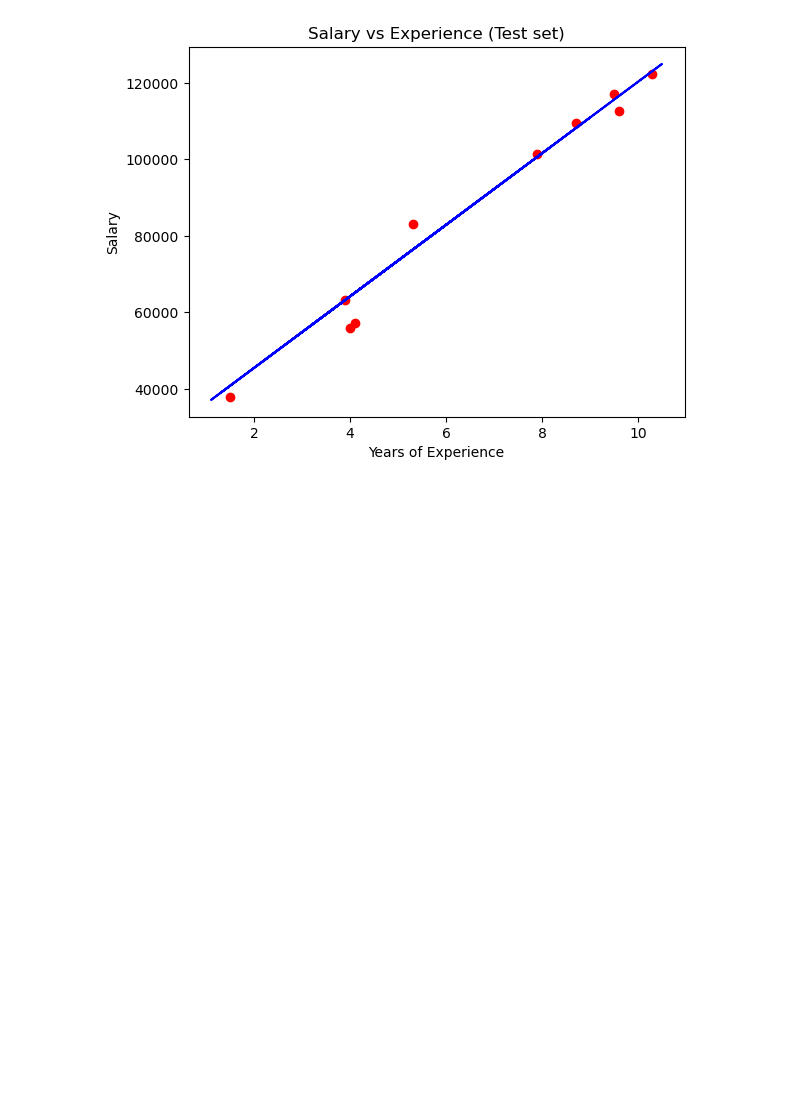
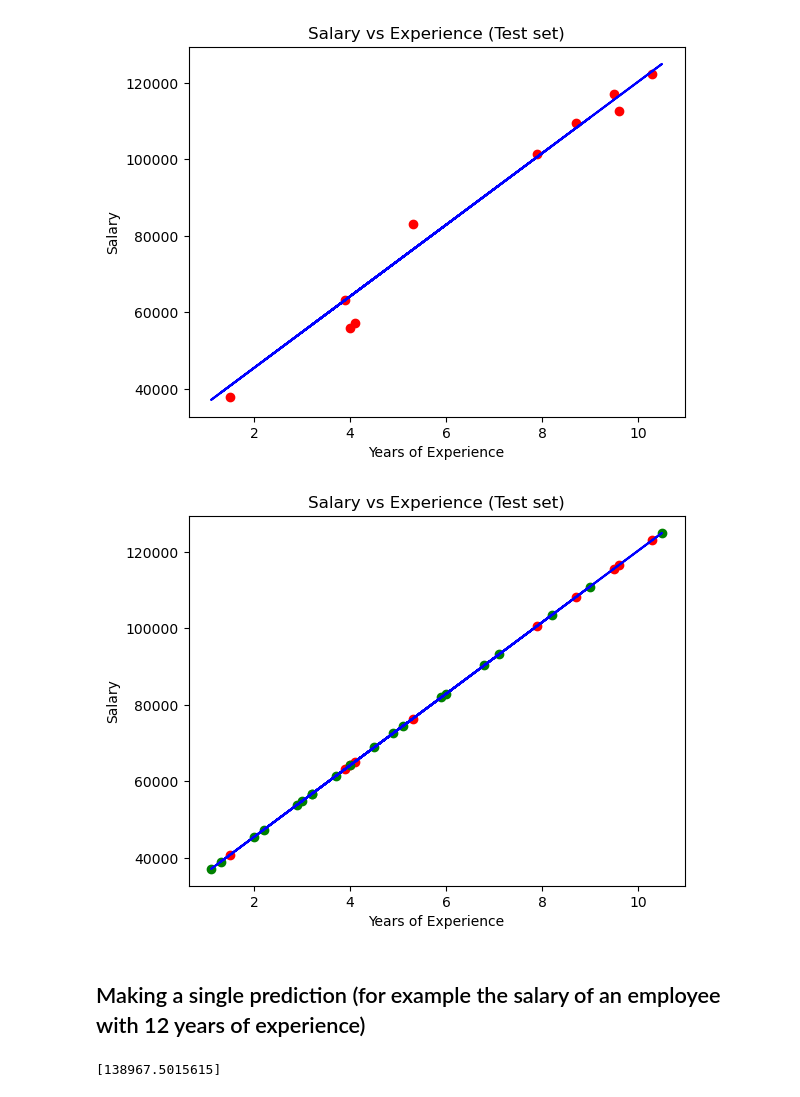
Before and after one commit to rositsach/Machine-Learning-A-Z, a Jupyter notebook: 2. Regression/1. Simple Linear Regression/simple_linear_regression.ipynb, the cells around one changed output. Cells and saved outputs as stored; diff of their text form; code cells hidden in the pictures; blank space fills up the shorter version.

```diff
--- a/2. Regression/1. Simple Linear Regression/simple_linear_regression.ipynb
+++ b/2. Regression/1. Simple Linear Regression/simple_linear_regression.ipynb
@@ -40,0 +75,3 @@ y_pred = regressor.predict(X_test)
+# %%
+y = regressor.predict(X_train)
+y
@@ -60,3 +103,19 @@ plt.ylabel('Salary')
 plt.show()
 # %% [output]
 [figure]
+# %%
+plt.scatter(X_test, y_pred, color = 'red')
+plt.scatter(X_train, y, color = 'green')
+plt.plot(X_train, regressor.predict(X_train), color = 'blue')
+plt.title('Salary vs Experience (Test set)')
+plt.xlabel('Years of Experience')
+plt.ylabel('Salary')
+plt.show()
+# %% [output]
+[figure, added]
+# %% [markdown]
+## Making a single prediction (for example the salary of an employee with 12 years of experience)
+# %%
+print(regressor.predict([[12]]))
+# %% [output]
+[138967.5015615]
```
Also changed, not shown: parts of 8 cells of this notebook, 2 other files.
